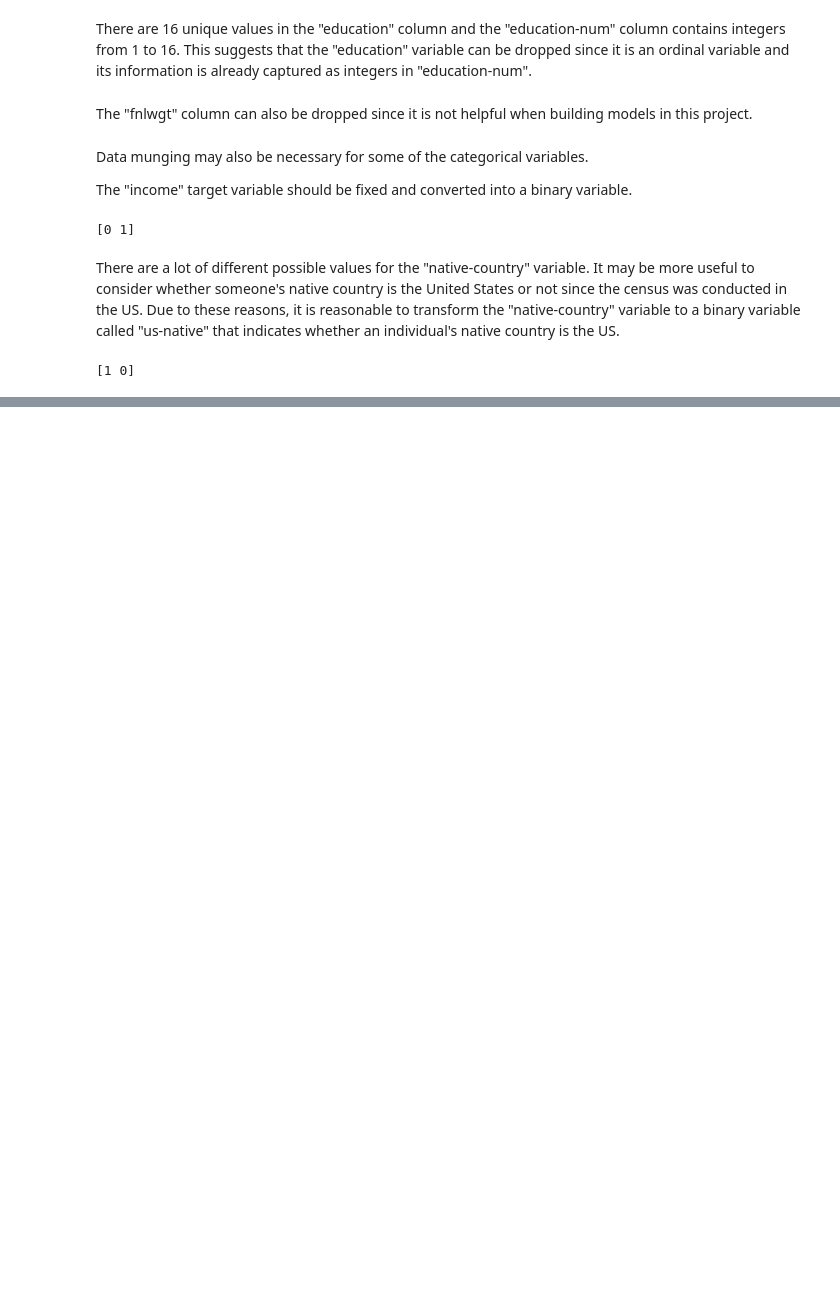
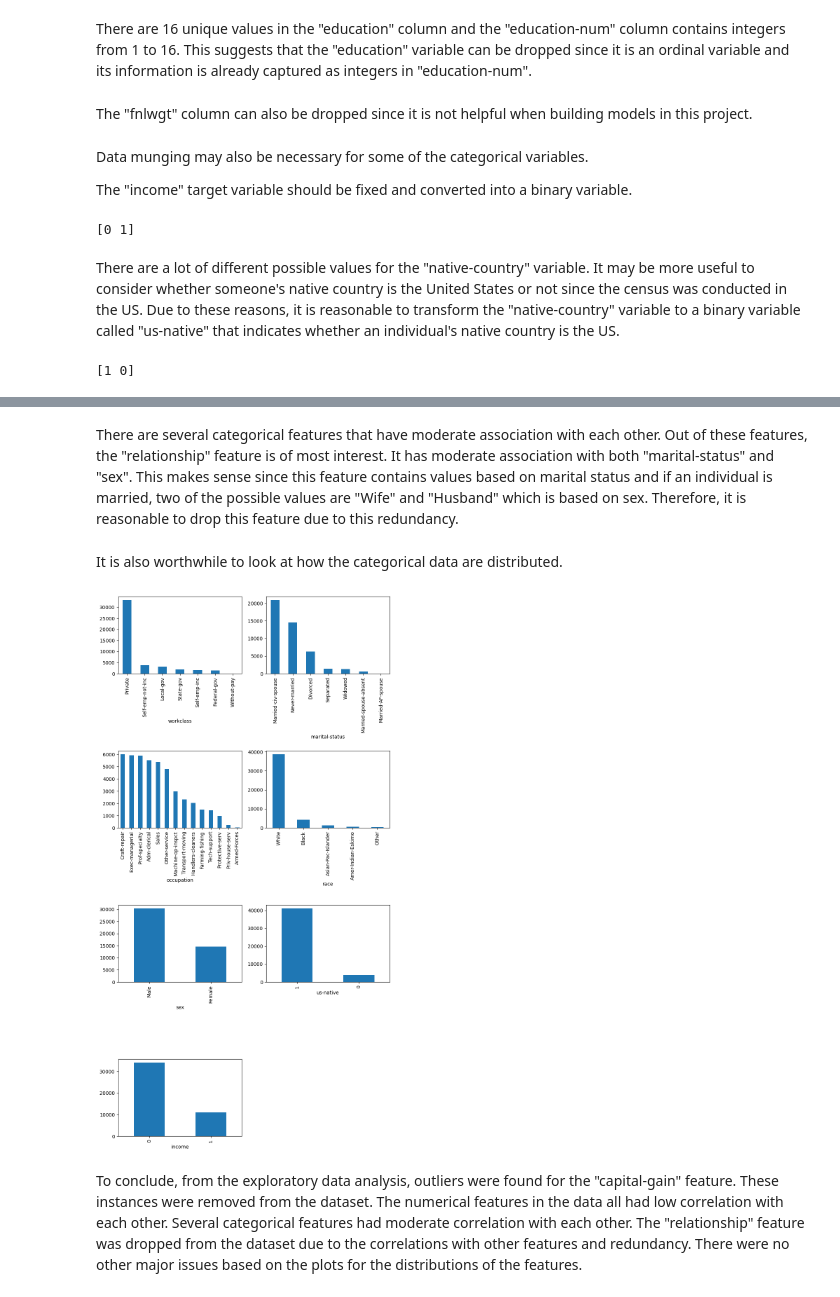
Before and after one commit to niranjsasikumar/Income-Analysis, a Jupyter notebook: income_analysis.ipynb, the cells around one changed output, grey strips where cells are left out. Cells and saved outputs as stored; diff of their text form; code cells hidden in the pictures; blank space fills up the shorter version.

```diff
--- a/income_analysis.ipynb
+++ b/income_analysis.ipynb
@@ -149,0 +193,18 @@ In summary, as a result of the data cleaning, 3,620 rows and 2 columns were drop
+# %%
+from scipy.stats import chi2_contingency
+import numpy as np
+
+def cramers_v(x, y):
+    crosstab = pd.crosstab(x, y)
+    chi2 = chi2_contingency(crosstab)[0]
+    n = crosstab.sum().sum()
+    k = min(crosstab.shape) - 1
+    return np.sqrt(chi2 / n / k)
+
+categorical_features = [c for c in data.columns if c not in numerical_features]
+results = pd.DataFrame(index=categorical_features, columns=categorical_features)
+for f1 in categorical_features:
+    for f2 in categorical_features:
+        results.loc[f1, f2] = round(cramers_v(data[f1], data[f2]), 3)
+
+results
@@ -149,0 +221,25 @@ In summary, as a result of the data cleaning, 3,620 rows and 2 columns were drop
+# %% [markdown]
+There are several categorical features that have moderate association with each other. Out of these features, the "relationship" feature is of most interest. It has moderate association with both "marital-status" and "sex". This makes sense since this feature contains values based on marital status and if an individual is married, two of the possible values are "Wife" and "Husband" which is based on sex. Therefore, it is reasonable to drop this feature due to this redundancy.
+# %%
+data = data.drop(columns='relationship')
+categorical_features.remove('relationship')
+# %% [markdown]
+It is also worthwhile to look at how the categorical data are distributed.
+# %%
+rows = 4
+cols = 2
+fig, axs = plt.subplots(rows, cols)
+fig.delaxes(axs[3][1])
+fig.set_figwidth(10)
+fig.set_figheight(20)
+fig.subplots_adjust(hspace=1.0)
+
+for i in range(rows):
+    for j in range(cols):
+        if i*2+j == len(categorical_features):
+            break
+        data[categorical_features[i*2+j]].value_counts().plot(kind='bar', ax=axs[i][j])
+# %% [output]
+[figure, added]
+# %% [markdown]
+To conclude, from the exploratory data analysis, outliers were found for the "capital-gain" feature. These instances were removed from the dataset. The numerical features in the data all had low correlation with each other. Several categorical features had moderate correlation with each other. The "relationship" feature was dropped from the dataset due to the correlations with other features and redundancy. There were no other major issues based on the plots for the distributions of the features.
```
Also changed, not shown: parts of 15 cells of this notebook, 3 other files.
